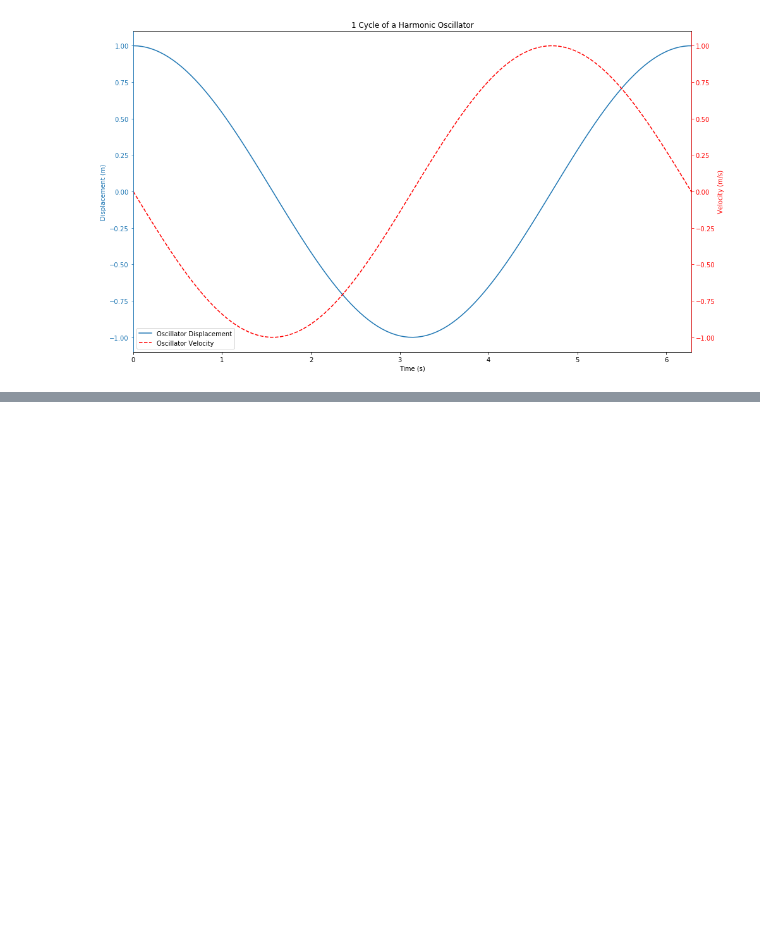
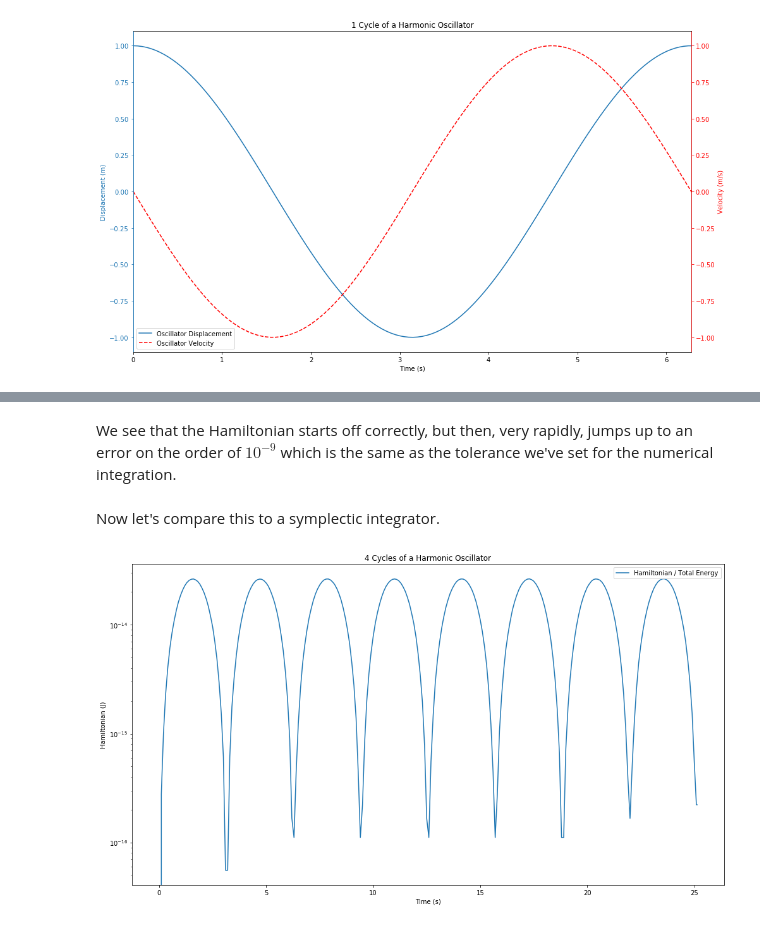
Before and after one commit to Microno95/desolver, a Jupyter notebook: docs/examples/numpy/Example 1 - NumPy - Simple Harmonic Oscillator.ipynb, the cells around one changed output, grey strips where cells are left out. Cells and saved outputs as stored; diff of their text form; code cells hidden in the pictures; blank space fills up the shorter version.

```diff
--- a/docs/examples/numpy/Example 1 - NumPy - Simple Harmonic Oscillator.ipynb
+++ b/docs/examples/numpy/Example 1 - NumPy - Simple Harmonic Oscillator.ipynb
@@ -274,0 +322,31 @@ plt.tight_layout()
+# %% [markdown]
+We see that the Hamiltonian starts off correctly, but then, very rapidly, jumps up to an error on the order of $10^{-9}$ which is the same as the tolerance we've set for the numerical integration.
+# %% [markdown]
+Now let's compare this to a symplectic integrator.
+# %%
+a.reset()
+a.set_method("BABS9O7H")
+a.rtol = 1e-9
+a.atol = 1e-9
+a.dt   = 1e-1
+a.tf   = 4*2*D.pi
+a.integrate()
+# %%
+fig = plt.figure(figsize=(14,8))
+ax  = fig.add_subplot(111)
+
+E_H = D.abs(hamiltonian(a.t, a.y.T, **a.consts) - hamiltonian(a.t[0], a.y[0], **a.consts))
+
+disp_H = ax.plot(a.t, E_H, label="Hamiltonian / Total Energy", color='C0')
+
+ax.set_xlabel("Time (s)")
+ax.set_ylabel("Hamiltonian (J)")
+
+# added these three lines
+ax.legend()
+ax.set_yscale("log")
+
+ax.set_title("{:.0f} Cycle{} of a Harmonic Oscillator".format(a.tf/(2*D.pi), "s" if a.tf/(2*D.pi) > 1 else ""))
+plt.tight_layout()
+# %% [output]
+[figure, added]
```
Also changed, not shown: parts of 9 cells of this notebook.
